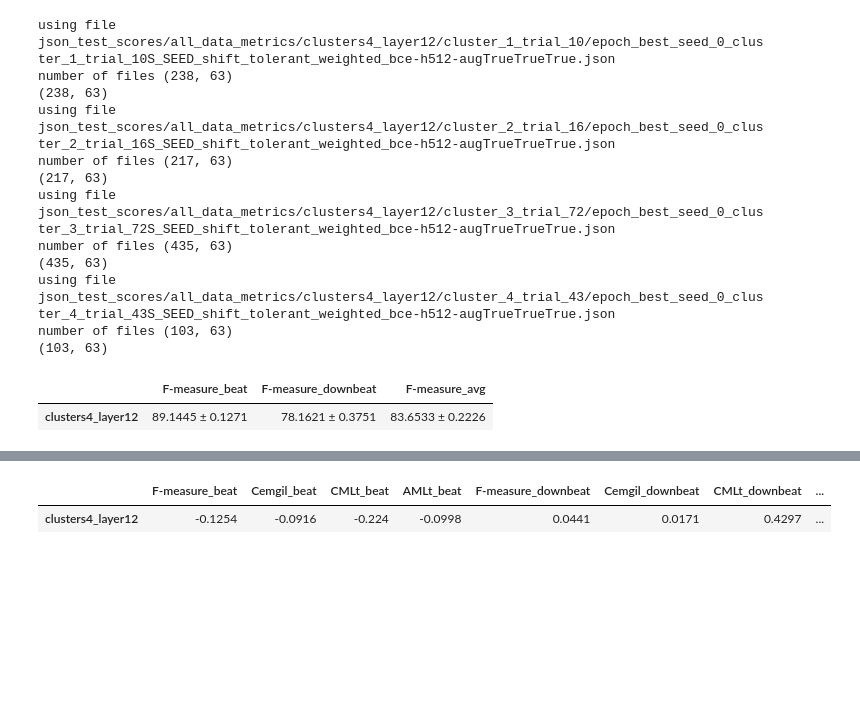
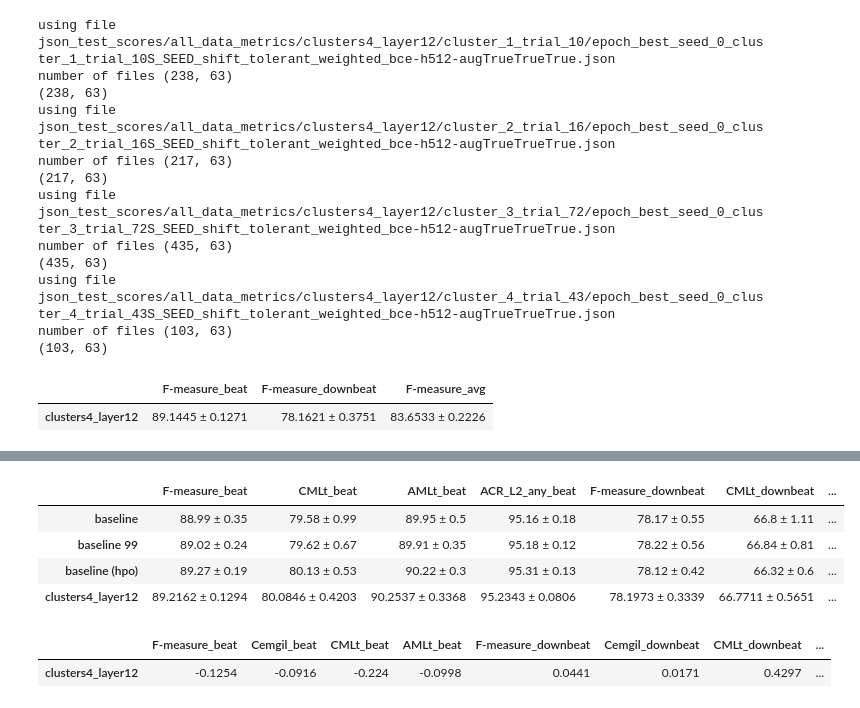
Before and after one commit to PulyaPolya/beat_this, a Jupyter notebook: results_evaluation.ipynb, the cells around one changed output, grey strips where cells are left out. Drawn from its saved outputs; the diff is of its cells as text; code cells hidden in the pictures; blank space fills up the shorter version.

```diff
--- a/results_evaluation.ipynb
+++ b/results_evaluation.ipynb
@@ -434,7 +500,7 @@ def get_total_results (seeds, json_val_path,layer, clusters, ):
     df_result =  pd.concat(df_list, axis=1)
     return df_result
 # %%
-def construct_total_df_new (json_path, seed, cluster_config, cluster_numbers, rename_columns= None, names = None, skip_cluster = [], df_path = None, all_metrics = False):
+def construct_total_df_new (json_path, seed, cluster_config, cluster_numbers, rename_columns= None, names = None, skip_cluster = [], df_path = None, subfolders= ["", ""]):
     df_list = []
     #print(skip_cluster)
     for cluster_number in cluster_numbers:
@@ -442,8 +508,8 @@ def construct_total_df_new (json_path, seed, cluster_config, cluster_numbers, re
             if seed ==0:
                 print(f"skipping cluster {cluster_number}")
             df_cluster  = get_restults_per_cluster(
-                json_path, cluster=cluster_number, seeds=[seed], cluster_config=cluster_config,
-                df_path=df_path, full=True, per_cluster=True, name = names[0], return_per_track=True, all_metrics= all_metrics
+                json_path, cluster=cluster_number, seeds=[seed], cluster_config=None,
+                df_path=df_path, full=True, filter_files=True, name = names[0], return_per_track=True, subfolder= subfolders[0]
             )
             #col_down = [col for col in df_cluster.columns.values if "F-measure_downbeat" in col][0]
             #print(f"total sum for cluster {cluster_number} skipped is {df_cluster[col_down].sum()}")
@@ -454,7 +520,7 @@ def construct_total_df_new (json_path, seed, cluster_config, cluster_numbers, re
         else:
             df_cluster  = get_restults_per_cluster(
                 json_path, cluster=cluster_number, seeds=[seed], cluster_config=cluster_config,
-                df_path=df_path, full=False, per_cluster=True, name = names[cluster_number], return_per_track=True, all_metrics= all_metrics
+                df_path=df_path, full=False, filter_files=True, name = names[cluster_number], return_per_track=True, subfolder= subfolders[1]
             )
 
             #col_down = [col for col in df_cluster.columns.values if "F-measure_downbeat" in col][0]
@@ -470,11 +536,11 @@ def construct_total_df_new (json_path, seed, cluster_config, cluster_numbers, re
     #print(f"Final size of df is {len(df)}")
     return df
 # %%
-def get_total_results_new(seeds, json_val_path,layer = None, clusters = None, full = False, rename_columns = None, names = None, skip_cluster = [], df_path = None, decimals = 2, best = True,all_metrics = False):
+def get_total_results_new(seeds, json_val_path,layer = None, clusters = None, full = False, rename_columns = None, names = None, skip_cluster = [], df_path = None, decimals = 2, best = True,subfolders= ["", ""]):
     df_list = []
     for seed in seeds:
         if full:
-            df_total = construct_df_full_data (json_val_path, seed=seed, rename_columns=rename_columns, names = names, best= best, all_metrics= all_metrics)
+            df_total = construct_df_full_data (json_val_path, seed=seed, rename_columns=rename_columns, names = names, best= best, subfolder= subfolders[0])
             col_down = [col for col in df_total.columns.values if "F-measure_downbeat" in col][0]
             sum_full = df_total[col_down].sum()
             #print(f"total sum is {sum_full}")
@@ -484,7 +550,7 @@ def get_total_results_new(seeds, json_val_path,layer = None, clusters = None, fu
             cluster_numbers = np.arange(clusters) +1
             cluster_config = f"clusters{clusters}_layer{layer}"
             df_total = construct_total_df_new (json_val_path, seed=seed, cluster_config=cluster_config, cluster_numbers=cluster_numbers,
-                                           rename_columns=rename_columns, names = names, skip_cluster = skip_cluster, df_path = df_path, all_metrics= all_metrics)
+                                           rename_columns=rename_columns, names = names, skip_cluster = skip_cluster, df_path = df_path, subfolders=subfolders)
             #print(f"the total cluster dif is {len(df_total)}")
         means_total = (df_total.mean()* 100).to_dict()
         means_total_renamed =means_total.copy()# rename_keys_dict(means_total)
@@ -3732,0 +3865,13 @@ FileNotFoundError: [Errno 2] No such file or directory: 'json_test_scores/full_d
+# %%
+seeds = [0,1,2,3,4,5,6,7,8,9]
+names =["paper_baseline_99"]
+json_path = "json_test_scores"
+df_seeds_mean, df_seeds_std, df_final_baseline = get_total_results_new(seeds = seeds, json_val_path = json_path, full = True, names = names, best= False, subfolders=["all_data_metrics"] ) #rename_columns="baseline"
+configs = {
+
+    "baseline 99": df_final_baseline
+}
+final_df_99 = pd.DataFrame(configs).T
+# #final_df["F1average"] = final_df[["F-measure_beat","F-measure_downbeat"]].mean(axis=1).round(3).astype(str)
+final_df_99
+#diff_vs_baseline = get_baseliine_diff (final_df , num_trials=1
@@ -3788,3 +3957,13 @@ json_test_scores/full_data/full_model_trial12
 json_test_scores/full_data/full_model_trial12
 |  | F-measure_beat | Cemgil_beat | CMLt_beat | AMLt_beat | F-measure_downbeat | Cemgil_downbeat | CMLt_downbeat | ... |
 | baseline (hpo) | 89.27 ± 0.19 | 82.75 ± 0.3 | 80.13 ± 0.53 | 90.22 ± 0.3 | 78.12 ± 0.42 | 74.08 ± 0.36 | 66.32 ± 0.61 | ... |
+# %%
+eeds = [0,1,2,3,4,5,6,7,8,9]
+json_val_path =  "json_test_scores"
+names = ["baseline_hpo_trial_12_best"]
+df_seeds_mean, df_seeds_std, df_final_baseline = get_total_results_new(seeds = seeds, json_val_path = json_val_path , names = names, full = True, best=False, subfolders=["all_data_metrics"] ) #rename_columns="baseline"
+configs = {
+    "baseline (hpo)": df_final_baseline
+}
+final_df_hpo = pd.DataFrame(configs).T
+final_df_hpo
@@ -4052,6 +4319,18 @@ df
 | baseline 99 | 89.02 ± 0.24 | 79.62 ± 0.67 | 89.91 ± 0.35 | 78.22 ± 0.56 | 66.84 ± 0.81 | 79.06 ± 0.64 | 83.62 ± 0.34 |
 | baseline (hpo) | 89.27 ± 0.19 | 80.13 ± 0.53 | 90.22 ± 0.3 | 78.12 ± 0.42 | 66.32 ± 0.61 | 78.86 ± 0.48 | NaN |
 | clusters4_layer12 | 89.2162 ± 0.1295 | 80.0863 ± 0.422 | 90.2563 ± 0.3383 | 78.1963 ± 0.3334 | 66.7715 ± 0.5716 | 79.1715 ± 0.4536 | NaN |
+# %%
+df = pd.concat([final_df, final_df_99, final_df_hpo, final_df_4], axis = 0) # test set
+df = remove_cemgil(df)
+columns =["F-measure", "AMLt","CMLt", "ACR_L2_any"]
+cols = [col for col in df.columns if any(c in col for c in columns)]
+df[cols]
+# %% [output]
+|  | F-measure_beat | CMLt_beat | AMLt_beat | ACR_L2_any_beat | F-measure_downbeat | CMLt_downbeat | ... |
+| baseline | 88.99 ± 0.35 | 79.58 ± 0.99 | 89.95 ± 0.5 | 95.16 ± 0.18 | 78.17 ± 0.55 | 66.8 ± 1.11 | ... |
+| baseline 99 | 89.02 ± 0.24 | 79.62 ± 0.67 | 89.91 ± 0.35 | 95.18 ± 0.12 | 78.22 ± 0.56 | 66.84 ± 0.81 | ... |
+| baseline (hpo) | 89.27 ± 0.19 | 80.13 ± 0.53 | 90.22 ± 0.3 | 95.31 ± 0.13 | 78.12 ± 0.42 | 66.32 ± 0.6 | ... |
+| clusters4_layer12 | 89.2162 ± 0.1294 | 80.0846 ± 0.4203 | 90.2537 ± 0.3368 | 95.2343 ± 0.0806 | 78.1973 ± 0.3339 | 66.7711 ± 0.5651 | ... |
 # %%
 df_means_only = final_df.apply(extract_mean, axis=1)
 diff_vs_baseline = df_means_only.subtract(df_means_only.loc["baseline"])
```
Also changed, not shown: parts of 26 cells of this notebook.
